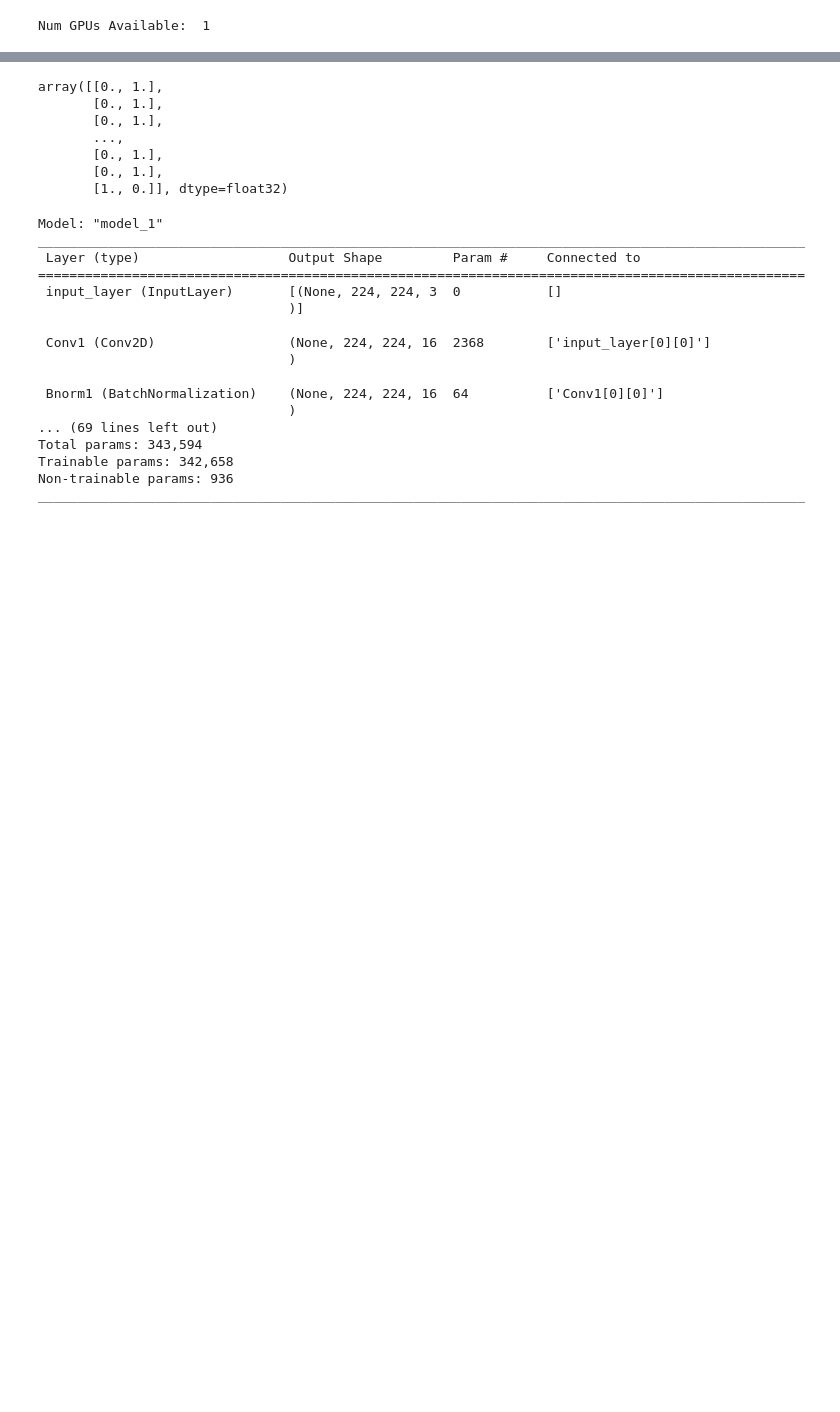
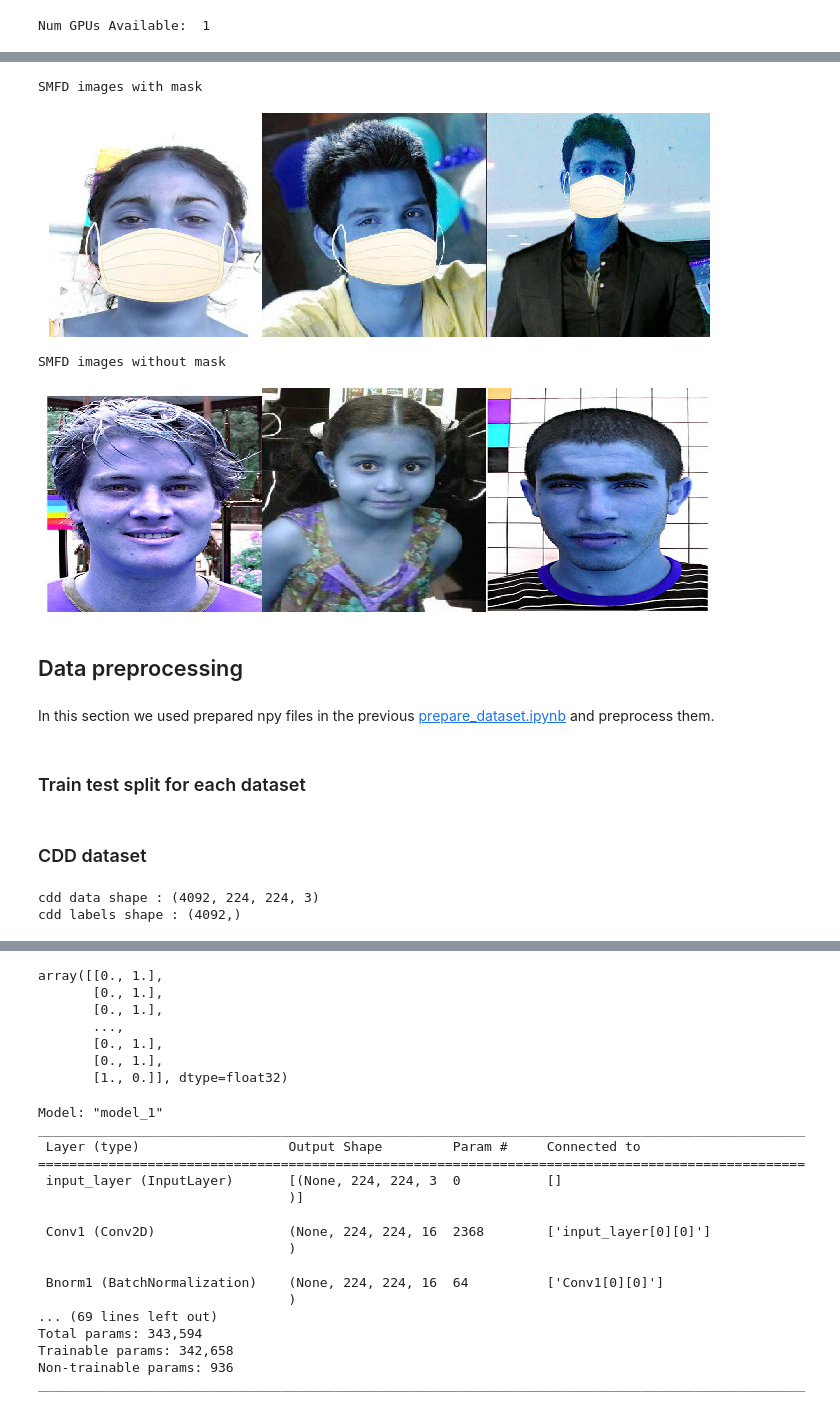
Before and after one commit to ZahraDehghani99/FacemaskWearingAlertSystem, a Jupyter notebook: FaceMaskClassifier.ipynb, the cells around one changed output, grey strips where cells are left out. Drawn from its saved outputs; the diff is of its cells as text; code cells hidden in the pictures; blank space fills up the shorter version.

```diff
--- a/FaceMaskClassifier.ipynb
+++ b/FaceMaskClassifier.ipynb
@@ -110,0 +91,11 @@ testX = testX.astype("float") / 255.0
+# %%
+visualize_data("SMFD", "smfd_data", smfd_data_path)
+# %% [output]
+SMFD images with mask
+[figure, added]
+SMFD images without mask
+[figure, added]
+# %% [markdown]
+## Data preprocessing
+# %% [markdown]
+In this section we used prepared npy files in the previous [prepare_dataset.ipynb](https://github.com/ZahraDehghani99/FacemaskWearingAlertSystem/blob/main/prepare_dataset.ipynb)  and preprocess them.
@@ -110,0 +108,13 @@ testX = testX.astype("float") / 255.0
+# %% [markdown]
+### Train test split for each dataset
+# %% [markdown]
+### CDD dataset
+# %%
+cdd_data = np.load(base_path + "cdd_data.npy", mmap_mode='c')
+cdd_labels = np.load(base_path + "cdd_labels.npy", mmap_mode='c')
+
+print(f'cdd data shape : {cdd_data.shape}')
+print(f'cdd labels shape : {cdd_labels.shape}')
+# %% [output]
+cdd data shape : (4092, 224, 224, 3)
+cdd labels shape : (4092,)
```
Also changed, not shown: parts of 50 cells of this notebook.
